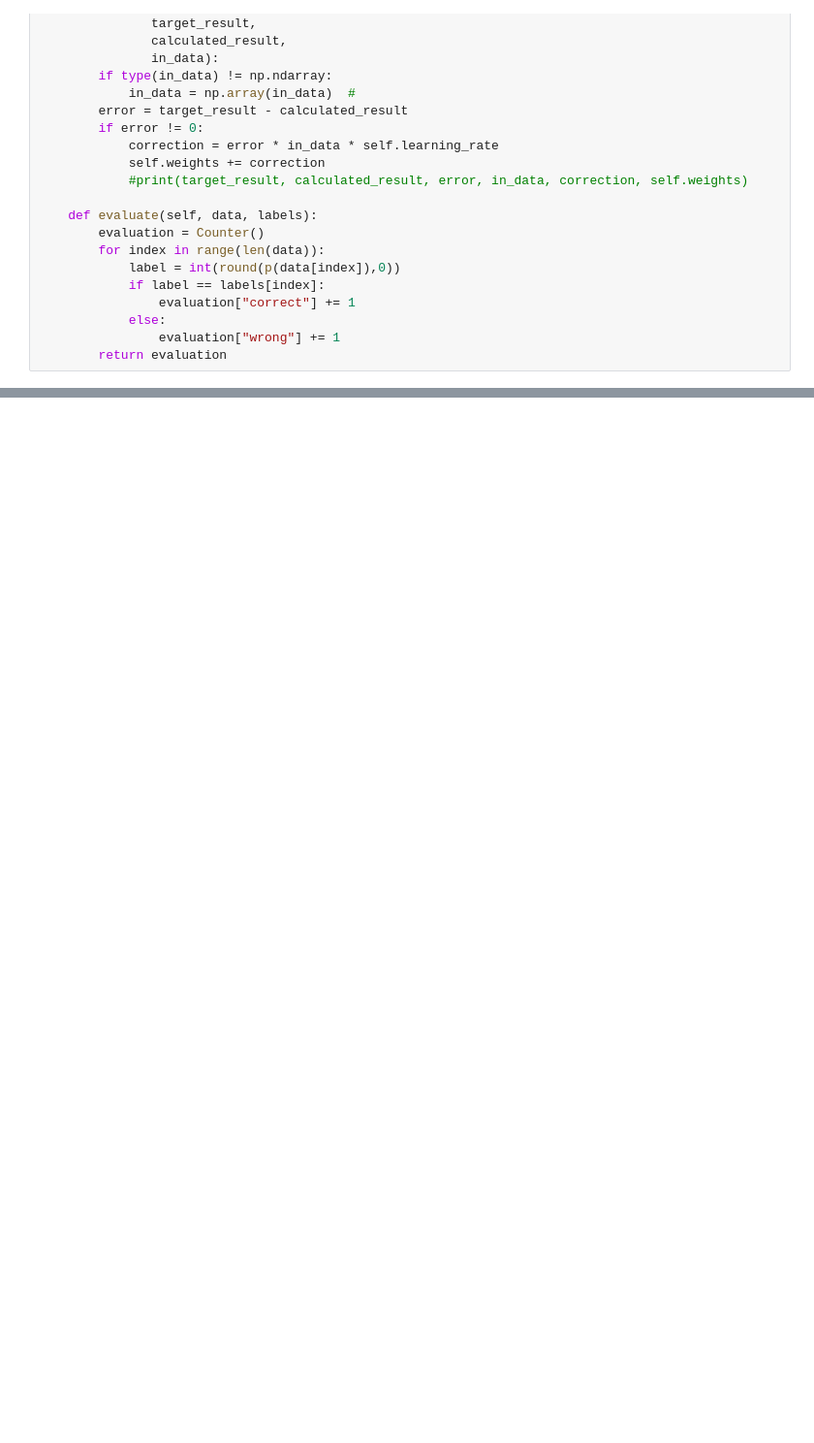
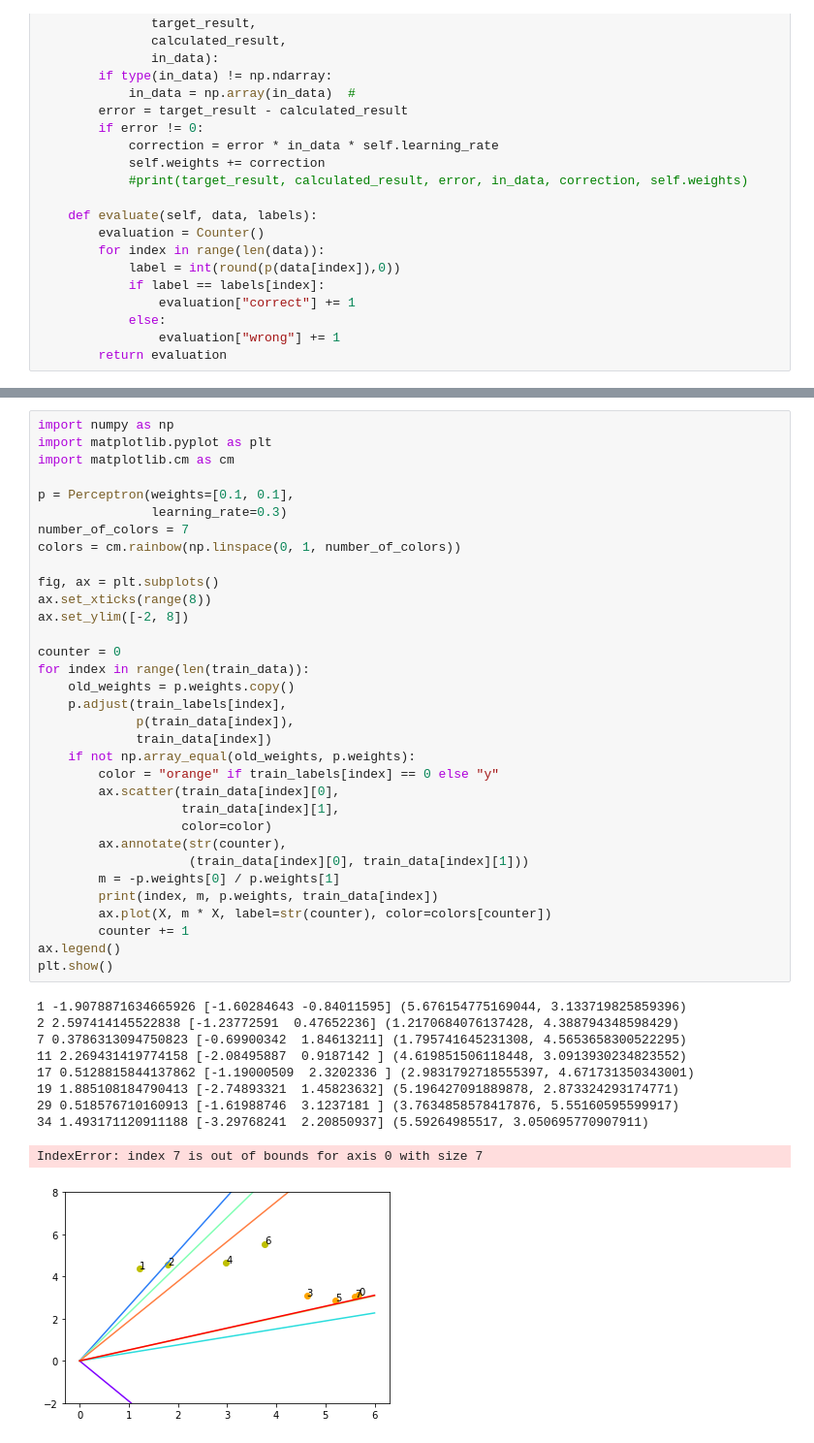
Before and after one commit to ShrillShrestha/Neural-Network-Intro, a Jupyter notebook: ANN1.ipynb, the cells around one changed output, grey strips where cells are left out. Shown at 97% size. Cells and saved outputs as stored; diff of their text form; blank space fills up the shorter version.

```diff
--- a/ANN1.ipynb
+++ b/ANN1.ipynb
@@ -323,0 +324,44 @@ print(p.weights)
+# %%
+import numpy as np
+import matplotlib.pyplot as plt
+import matplotlib.cm as cm
+
+p = Perceptron(weights=[0.1, 0.1],
+               learning_rate=0.3)
+number_of_colors = 7
+colors = cm.rainbow(np.linspace(0, 1, number_of_colors))
+
+fig, ax = plt.subplots()
+ax.set_xticks(range(8))
+ax.set_ylim([-2, 8])
+
+counter = 0
+for index in range(len(train_data)):
+    old_weights = p.weights.copy()
+    p.adjust(train_labels[index],
+             p(train_data[index]),
+             train_data[index])
+    if not np.array_equal(old_weights, p.weights):
+        color = "orange" if train_labels[index] == 0 else "y"
+        ax.scatter(train_data[index][0],
+                   train_data[index][1],
+                   color=color)
+        ax.annotate(str(counter),
+                    (train_data[index][0], train_data[index][1]))
+        m = -p.weights[0] / p.weights[1]
+        print(index, m, p.weights, train_data[index])
+        ax.plot(X, m * X, label=str(counter), color=colors[counter])
+        counter += 1
+ax.legend()
+plt.show()
+# %% [output]
+1 -1.9078871634665926 [-1.60284643 -0.84011595] (5.676154775169044, 3.133719825859396)
+2 2.597414145522838 [-1.23772591  0.47652236] (1.2170684076137428, 4.388794348598429)
+7 0.3786313094750823 [-0.69900342  1.84613211] (1.795741645231308, 4.5653658300522295)
+11 2.269431419774158 [-2.08495887  0.9187142 ] (4.619851506118448, 3.0913930234823552)
+17 0.5128815844137862 [-1.19000509  2.3202336 ] (2.9831792718555397, 4.671731350343001)
+19 1.885108184790413 [-2.74893321  1.45823632] (5.196427091889878, 2.873324293174771)
+29 0.518576710160913 [-1.61988746  3.1237181 ] (3.7634858578417876, 5.55160595599917)
+34 1.493171120911188 [-3.29768241  2.20850937] (5.59264985517, 3.050695770907911)
+IndexError: index 7 is out of bounds for axis 0 with size 7
+[figure, added]
```
Also changed, not shown: parts of 8 cells of this notebook.
